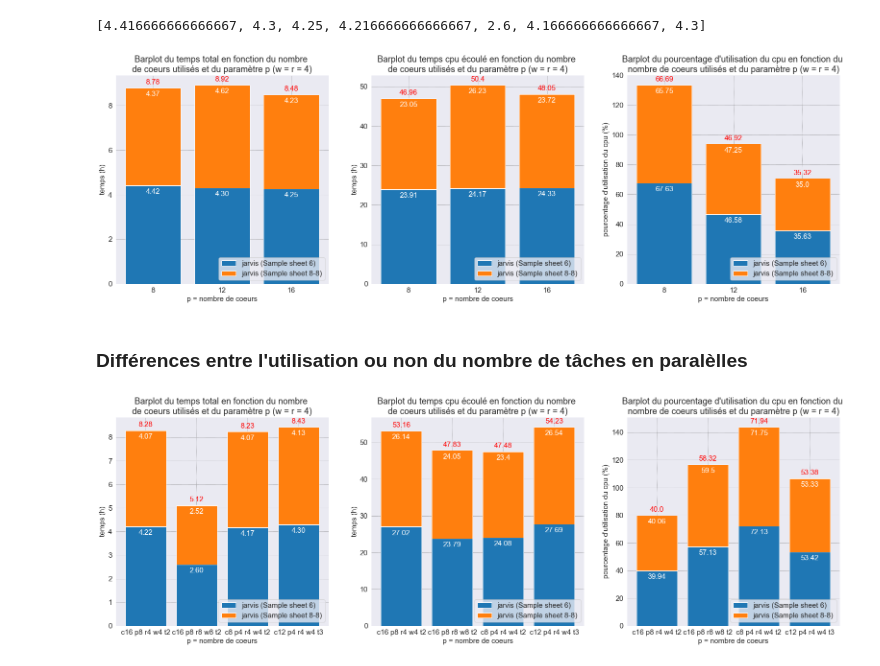
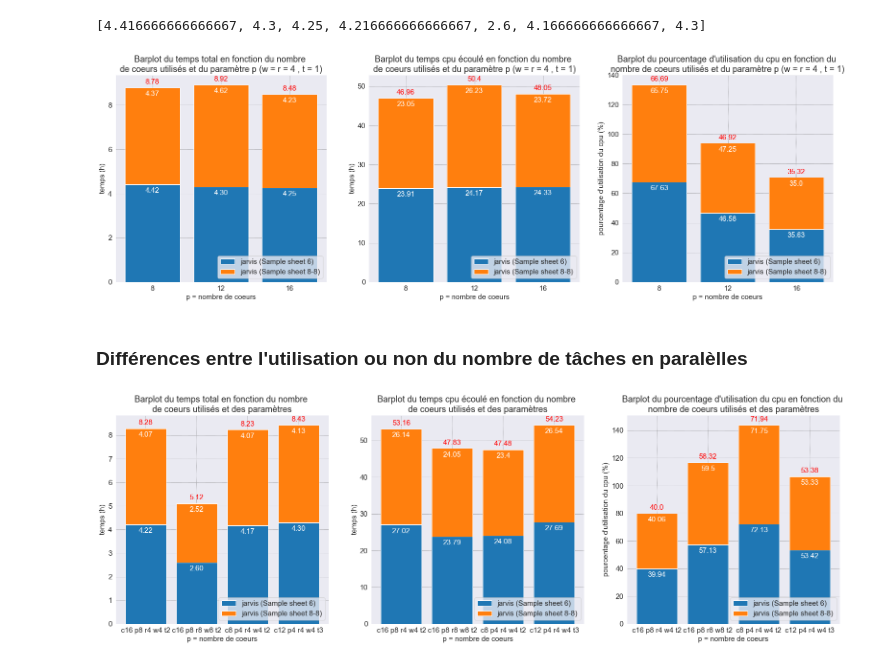
Before and after one commit to w2994a/cahier_labo_cns, a Jupyter notebook: bcl2fastq_bcl-convert/notebook_bcl2fastq_vs_bcl-convert.ipynb, the cells around one changed output. Cells and saved outputs as stored; diff of their text form; code cells hidden in the pictures.

```diff
--- a/bcl2fastq_bcl-convert/notebook_bcl2fastq_vs_bcl-convert.ipynb
+++ b/bcl2fastq_bcl-convert/notebook_bcl2fastq_vs_bcl-convert.ipynb
@@ -917,6 +917,7 @@ plt.savefig("img/barplot_pourcnetage_cpu_comp.png", transparent=False);
 ## Graphique des autres tests réalisé sur bcl-convert
 # %%
 bcl_convert2 = pd.read_csv("results/bcl-convert2.csv")
+bcl_convert2 = bcl_convert2[0:7]
 bcl_convert2
 # %% [output]
 |  | type run | param utilisé | temps écoulé (h) | temps cpu | utilisation cpu (%) | mémoire utilisé (Gb) |
@@ -962,37 +963,37 @@ plt.rc("font", size=15)
 
 bar1 = ax[0].bar(labels, time_jarvis_1[0:3], label="jarvis (Sample sheet 6)")
 bar2 = ax[0].bar(labels, time_jarvis_2[0:3], bottom=time_jarvis_1[0:3], label="jarvis (Sample sheet 8-8)")
-ax[0].set_title("Barplot du temps total en fonction du nombre \nde coeurs utilisés et du paramètre p (w = r = 4)")
+ax[0].set_title("Barplot du temps total en fonction du nombre \nde coeurs utilisés et du paramètre p (w = r = 4 , t = 1)")
 ax[0].set_xlabel("p = nombre de coeurs")
 ax[0].set_ylabel("temps (h)")
 ax[0].bar_label(bar1, padding=-20, fmt="%.2f", color="white")
 ax[0].bar_label(bar2, labels=np.round(time_jarvis_2[0:3], 2), padding=-20, fmt="%.2f", color="white")
 ax[0].bar_label(bar2, labels=np.round(time_jarvis_sum[0:3], 2), padding=5, fmt="%.2f", color="red")
 ax[0].legend(loc=4)
 
 bar3 = ax[1].bar(labels, cpu_time_jarvis_1[0:3], label="jarvis (Sample sheet 6)")
 bar4 = ax[1].bar(labels, cpu_time_jarvis_2[0:3], bottom=cpu_time_jarvis_1[0:3], label="jarvis (Sample sheet 8-8)")
-ax[1].set_title("Barplot du temps cpu écoulé en fonction du nombre \nde coeurs utilisés et du paramètre p (w = r = 4)")
+ax[1].set_title("Barplot du temps cpu écoulé en fonction du nombre \nde coeurs utilisés et du paramètre p (w = r = 4 , t = 1)")
 ax[1].set_xlabel("p = nombre de coeurs")
 ax[1].set_ylabel("temps (h)")
 ax[1].bar_label(bar3, padding=-20, fmt="%.2f", color="white")
 ax[1].bar_label(bar4, labels=np.round(cpu_time_jarvis_2[0:3], 2), padding=-20, fmt="%.2f", color="white")
 ax[1].bar_label(bar4, labels=np.round(cpu_time_jarvis_sum[0:3], 2), padding=5, fmt="%.2f", color="red")
 ax[1].legend(loc=4)
 
 bar5 = ax[2].bar(labels, cpu_jarvis_1[0:3], label="jarvis (Sample sheet 6)")
 bar6 = ax[2].bar(labels, cpu_jarvis_2[0:3], bottom=cpu_jarvis_1[0:3], label="jarvis (Sample sheet 8-8)")
-ax[2].set_title("Barplot du pourcentage d'utilisation du cpu en fonction du \nnombre de coeurs utilisés et du paramètre p (w = r = 4)")
+ax[2].set_title("Barplot du pourcentage d'utilisation du cpu en fonction du \nnombre de coeurs utilisés et du paramètre p (w = r = 4 , t = 1)")
 ax[2].set_xlabel("p = nombre de coeurs")
 ax[2].set_ylabel("pourcentage d'utilisation du cpu (%)")
 ax[2].bar_label(bar5, padding=-20, fmt="%.2f", color="white")
 ax[2].bar_label(bar6, labels=np.round(cpu_jarvis_2[0:3], 2), padding=-20, fmt="%.2f", color="white")
 ax[2].bar_label(bar6, labels=np.round(cpu_jarvis_sum[0:3], 2), padding=5, fmt="%.2f", color="red")
 ax[2].legend(loc=4)
 
 plt.savefig("img/barplot_cum_bcl-convert2.png", transparent=False);
 # %% [output]
-[figure, old version]
+[figure, new version]
 # %% [markdown]
 ### Différences entre l'utilisation ou non du nombre de tâches en paralèlles
 # %%
@@ -1004,7 +1005,7 @@ plt.rc("font", size=15)
 
 bar1 = ax[0].bar(labels, time_jarvis_1[3:], label="jarvis (Sample sheet 6)")
 bar2 = ax[0].bar(labels, time_jarvis_2[3:], bottom=time_jarvis_1[3:], label="jarvis (Sample sheet 8-8)")
-ax[0].set_title("Barplot du temps total en fonction du nombre \nde coeurs utilisés et du paramètre p (w = r = 4)")
+ax[0].set_title("Barplot du temps total en fonction du nombre \nde coeurs utilisés et des paramètres")
 ax[0].set_xlabel("p = nombre de coeurs")
 ax[0].set_ylabel("temps (h)")
 ax[0].bar_label(bar1, padding=-20, fmt="%.2f", color="white")
@@ -1014,7 +1015,7 @@ ax[0].legend(loc=4)
 
 bar3 = ax[1].bar(labels, cpu_time_jarvis_1[3:], label="jarvis (Sample sheet 6)")
 bar4 = ax[1].bar(labels, cpu_time_jarvis_2[3:], bottom=cpu_time_jarvis_1[3:], label="jarvis (Sample sheet 8-8)")
-ax[1].set_title("Barplot du temps cpu écoulé en fonction du nombre \nde coeurs utilisés et du paramètre p (w = r = 4)")
+ax[1].set_title("Barplot du temps cpu écoulé en fonction du nombre \nde coeurs utilisés et des paramètres")
 ax[1].set_xlabel("p = nombre de coeurs")
 ax[1].set_ylabel("temps (h)")
 ax[1].bar_label(bar3, padding=-20, fmt="%.2f", color="white")
@@ -1024,7 +1025,7 @@ ax[1].legend(loc=4)
 
 bar5 = ax[2].bar(labels, cpu_jarvis_1[3:], label="jarvis (Sample sheet 6)")
 bar6 = ax[2].bar(labels, cpu_jarvis_2[3:], bottom=cpu_jarvis_1[3:], label="jarvis (Sample sheet 8-8)")
-ax[2].set_title("Barplot du pourcentage d'utilisation du cpu en fonction du \nnombre de coeurs utilisés et du paramètre p (w = r = 4)")
+ax[2].set_title("Barplot du pourcentage d'utilisation du cpu en fonction du \nnombre de coeurs utilisés et des paramètres")
 ax[2].set_xlabel("p = nombre de coeurs")
 ax[2].set_ylabel("pourcentage d'utilisation du cpu (%)")
 ax[2].bar_label(bar5, padding=-20, fmt="%.2f", color="white")
@@ -1034,4 +1035,4 @@ ax[2].legend(loc=4)
 
 plt.savefig("img/barplot_cum_bcl-convert2_tasks.png", transparent=False);
 # %% [output]
-[figure, old version]
+[figure, new version]
```
Also changed, not shown: parts of 2 cells of this notebook, 7 other files.
